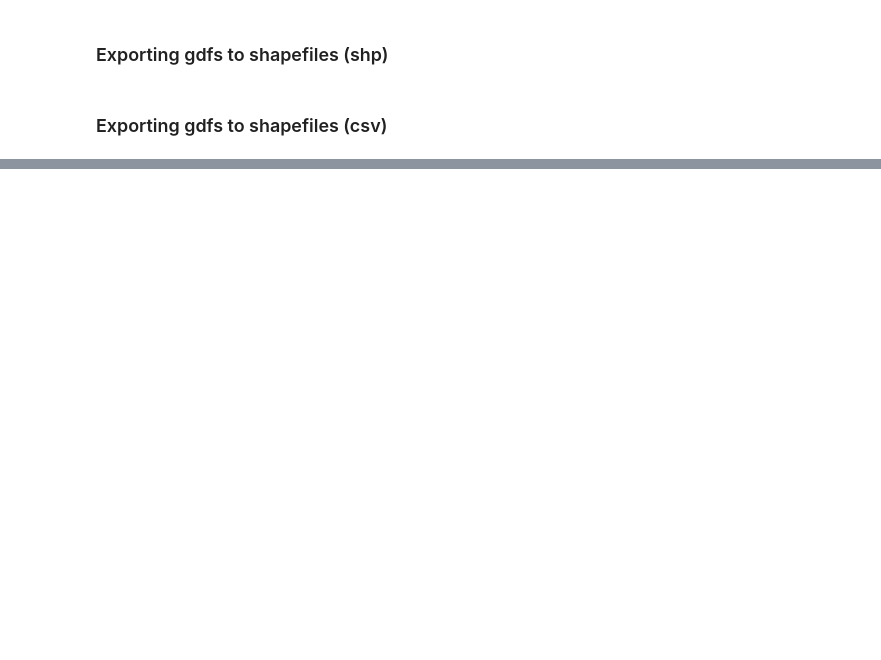
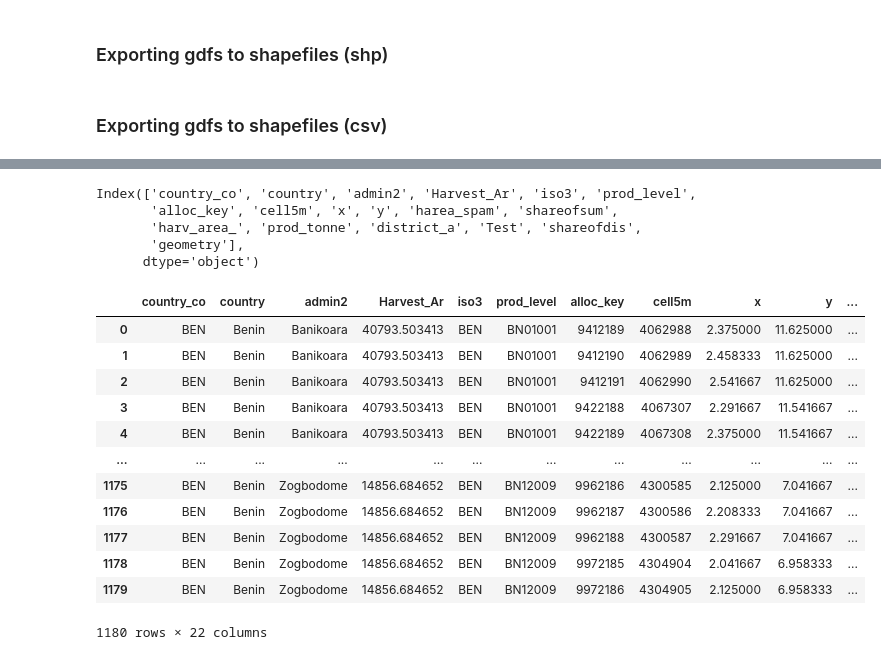
Before and after one commit to oluchee/agrodem, a Jupyter notebook: agrodem_preprocessing/Downscaling/Downscaling_prepping/Downscaling_Preprocessing.ipynb, the cells around one changed output, grey strips where cells are left out. Drawn from its saved outputs; the diff is of its cells as text; code cells hidden in the pictures; blank space fills up the shorter version.

```diff
--- a/agrodem_preprocessing/Downscaling/Downscaling_prepping/Downscaling_Preprocessing.ipynb
+++ b/agrodem_preprocessing/Downscaling/Downscaling_prepping/Downscaling_Preprocessing.ipynb
@@ -667,0 +683,12 @@ admin_2_maize_gdf.to_csv(os.path.join(path,"{c}.csv".format(c="Ben_Maize_2018_ad
+# %%
+crs = 'EPSG:3395'
+# %%
+
+# reprojecing to target coordinate system written above
+def target_crs(vectors,crs,workspace):
+    vectors = vectors.to_crs(crs)
+    vectors.to_file(workspace, driver='ESRI Shapefile')
+    return vectors
+
+agro_pr = agro.to_crs(crs)
+admin_pr = admin.to_crs(crs)
@@ -667,0 +700,42 @@ admin_2_maize_gdf.to_csv(os.path.join(path,"{c}.csv".format(c="Ben_Maize_2018_ad
+# %%
+#clip agro map to place of interest
+clipped_agro = gpd.clip(agro_pr,admin_pr)
+# %%
+clipped_agro.columns
+# %% [output]
+Index(['country_co', 'country', 'admin2', 'Harvest_Ar', 'iso3', 'prod_level',
+       'alloc_key', 'cell5m', 'x', 'y', 'harea_spam', 'shareofsum',
+       'harv_area_', 'prod_tonne', 'district_a', 'Test', 'shareofdis',
+       'geometry'],
+      dtype='object')
+# %%
+
+
+
+#Create a new dataframe of the production in kg. Initial column unit is tonnes (Conversion: 1000kg = 1 tonne).
+clipped_agro['Production_kg'] = clipped_agro['prod_tonne'] *1000
+
+#Determining yield
+clipped_agro['yield'] =  clipped_agro['Production_kg'] / clipped_agro['harv_area_']
+
+#Calculating the area of each unit [ha]
+clipped_agro['area'] =  (clipped_agro['geometry'].area)/10000
+
+#Calculating the perimeter of each unit [km]
+clipped_agro["perimeter"] = (clipped_agro["geometry"].length)/10000
+# %%
+clipped_agro.head(-3)
+# %% [output]
+|  | country_co | country | admin2 | Harvest_Ar | iso3 | prod_level | alloc_key | cell5m | x | y | ... |
+| 0 | BEN | Benin | Banikoara | 40793.503413 | BEN | BN01001 | 9412189 | 4062988 | 2.375000 | 11.625000 | ... |
+| 1 | BEN | Benin | Banikoara | 40793.503413 | BEN | BN01001 | 9412190 | 4062989 | 2.458333 | 11.625000 | ... |
+| 2 | BEN | Benin | Banikoara | 40793.503413 | BEN | BN01001 | 9412191 | 4062990 | 2.541667 | 11.625000 | ... |
+| 3 | BEN | Benin | Banikoara | 40793.503413 | BEN | BN01001 | 9422188 | 4067307 | 2.291667 | 11.541667 | ... |
+| 4 | BEN | Benin | Banikoara | 40793.503413 | BEN | BN01001 | 9422189 | 4067308 | 2.375000 | 11.541667 | ... |
+| ... | ... | ... | ... | ... | ... | ... | ... | ... | ... | ... | ... |
+| 1175 | BEN | Benin | Zogbodome | 14856.684652 | BEN | BN12009 | 9962186 | 4300585 | 2.125000 | 7.041667 | ... |
+| 1176 | BEN | Benin | Zogbodome | 14856.684652 | BEN | BN12009 | 9962187 | 4300586 | 2.208333 | 7.041667 | ... |
+| 1177 | BEN | Benin | Zogbodome | 14856.684652 | BEN | BN12009 | 9962188 | 4300587 | 2.291667 | 7.041667 | ... |
+| 1178 | BEN | Benin | Zogbodome | 14856.684652 | BEN | BN12009 | 9972185 | 4304904 | 2.041667 | 6.958333 | ... |
+| 1179 | BEN | Benin | Zogbodome | 14856.684652 | BEN | BN12009 | 9972186 | 4304905 | 2.125000 | 6.958333 | ... |
+1180 rows × 22 columns
```
Also changed, not shown: parts of 9 cells of this notebook, 2 other files.
